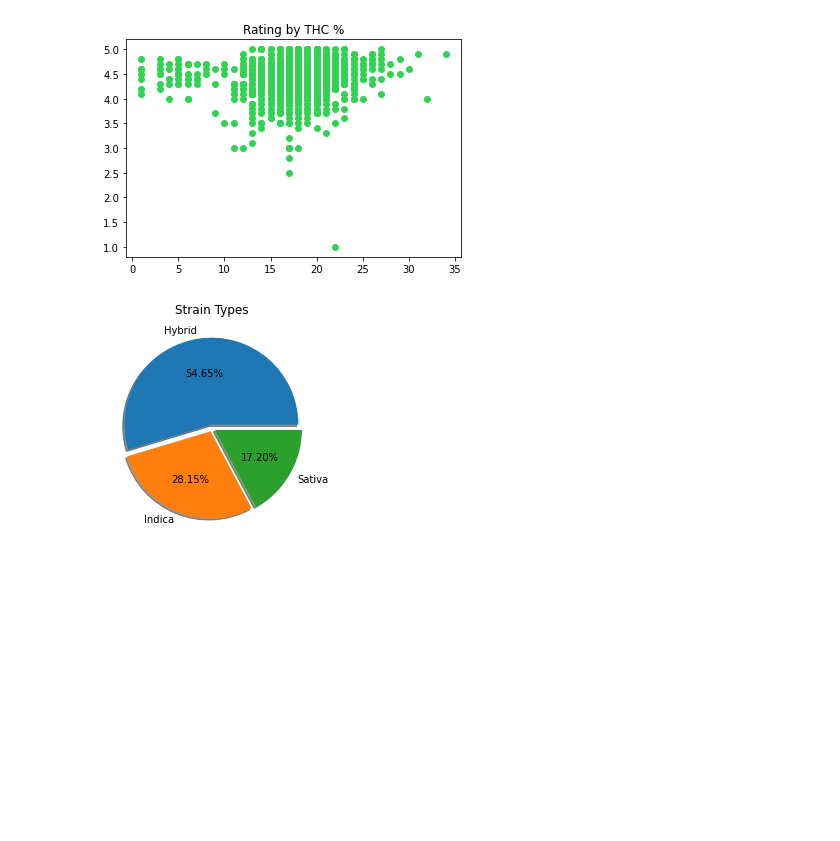
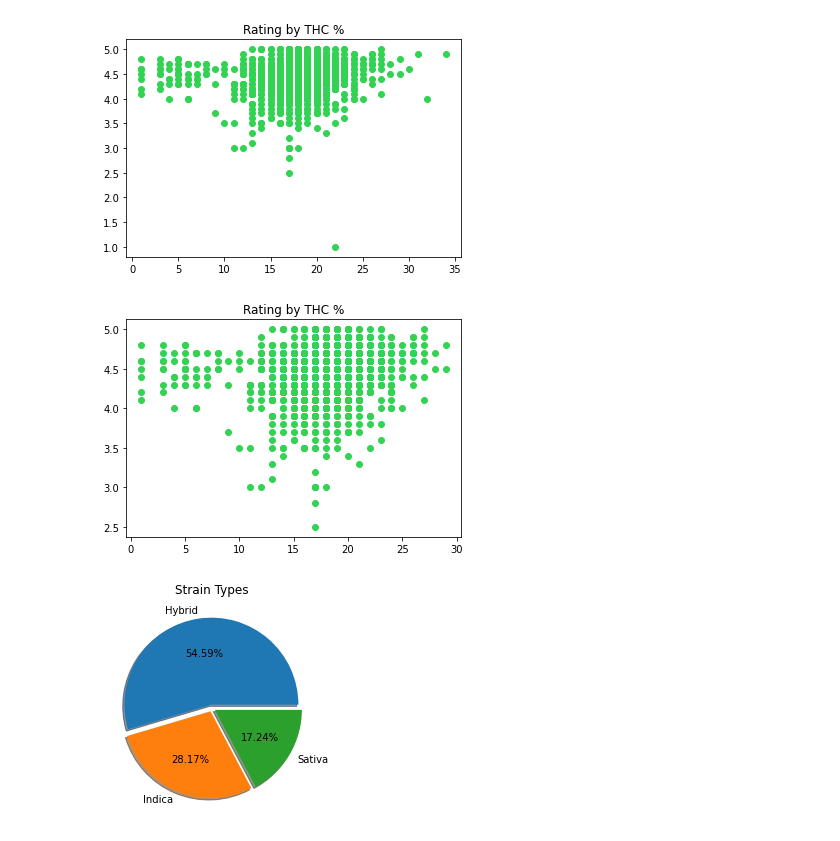
Before and after one commit to DanielOfir/Cannabis-Analysis, a Jupyter notebook: EDA.ipynb, the cells around one changed output. Saved outputs shown, nothing was run; the diff lists cells and outputs as text; code cells hidden in the pictures; blank space fills up the shorter version.

```diff
--- a/EDA.ipynb
+++ b/EDA.ipynb
@@ -37,6 +48,21 @@ plt.title("Rating by THC %")
 plt.show()
 # %% [output]
 [figure]
+# %%
+## Outliers cleaning ##
+## Based on the above scatter plot we can see we have 1 strain that has low rating, as well as couple strains that have over 30% THC ##
+
+df = df[(df['Rating'] > 1.5) & (df['THC'] < 30)]
+
+fig = plt.figure()
+ax =plt.axes()
+
+ax.scatter(df.THC,df.Rating,color='#32D352')
+plt.title("Rating by THC %")
+
+plt.show()
+# %% [output]
+[figure, added]
 # %%
 ## Strain types in our data ##
 
```
Also changed, not shown: parts of 5 cells of this notebook, 7 other files.
